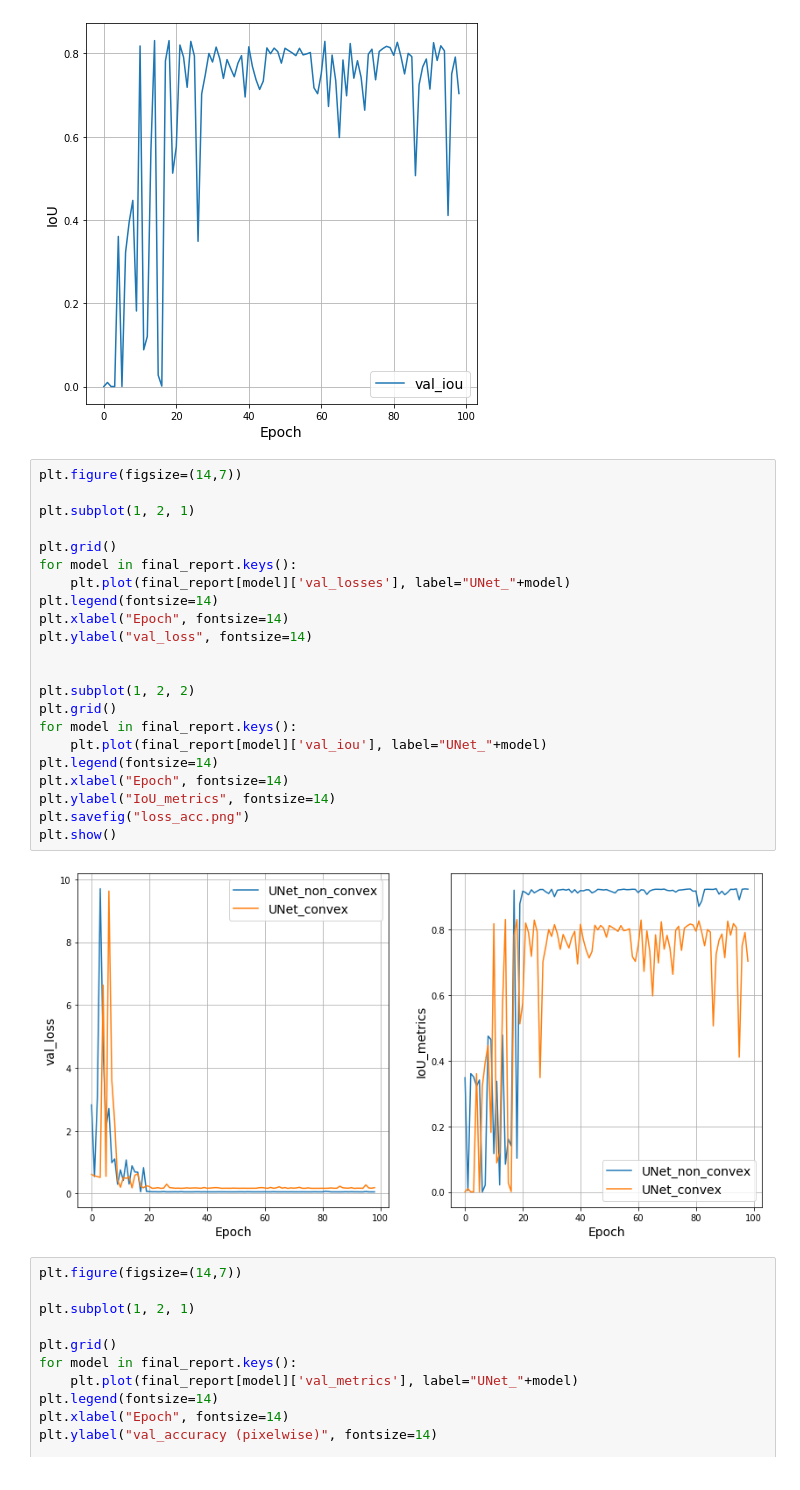
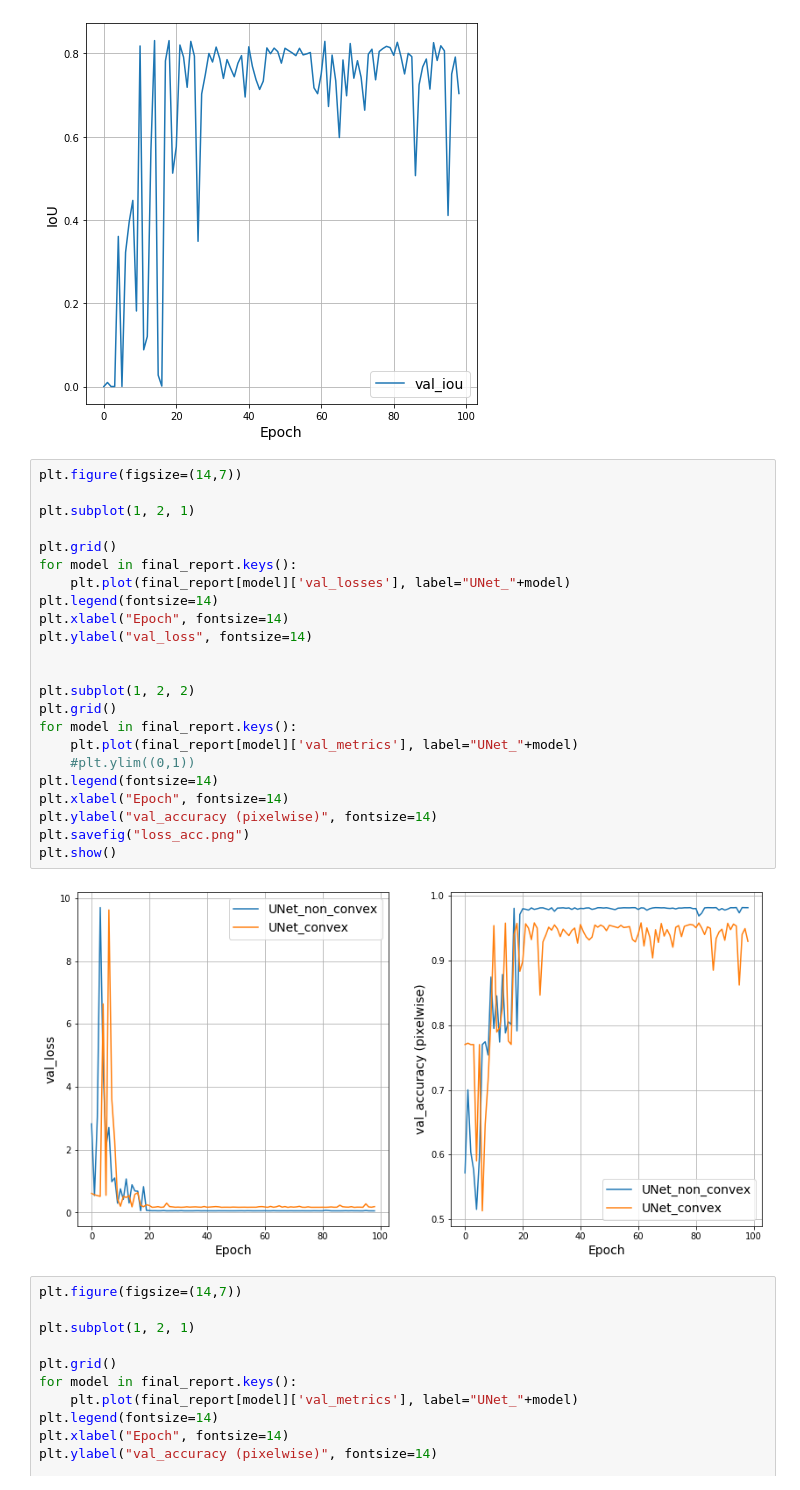
Before and after one commit to lit-leo/inner-convex-nn, a Jupyter notebook: UNet_convex.ipynb, the cells around one changed output. Drawn from its saved outputs; the diff is of its cells as text.

```diff
--- a/UNet_convex.ipynb
+++ b/UNet_convex.ipynb
@@ -514,27 +509,28 @@ plt.show()
 # %%
 plt.figure(figsize=(14,7))
 
 plt.subplot(1, 2, 1)
 
 plt.grid()
 for model in final_report.keys():
     plt.plot(final_report[model]['val_losses'], label="UNet_"+model)
 plt.legend(fontsize=14)
 plt.xlabel("Epoch", fontsize=14)
 plt.ylabel("val_loss", fontsize=14)
 
 
 plt.subplot(1, 2, 2)
 plt.grid()
 for model in final_report.keys():
-    plt.plot(final_report[model]['val_iou'], label="UNet_"+model)
+    plt.plot(final_report[model]['val_metrics'], label="UNet_"+model)
+    #plt.ylim((0,1))
 plt.legend(fontsize=14)
 plt.xlabel("Epoch", fontsize=14)
-plt.ylabel("IoU_metrics", fontsize=14)
+plt.ylabel("val_accuracy (pixelwise)", fontsize=14)
 plt.savefig("loss_acc.png")
 plt.show()
 # %% [output]
-[figure, old version]
+[figure, new version]
 # %%
 plt.figure(figsize=(14,7))
 
```
Also changed, not shown: parts of 2 cells of this notebook.
